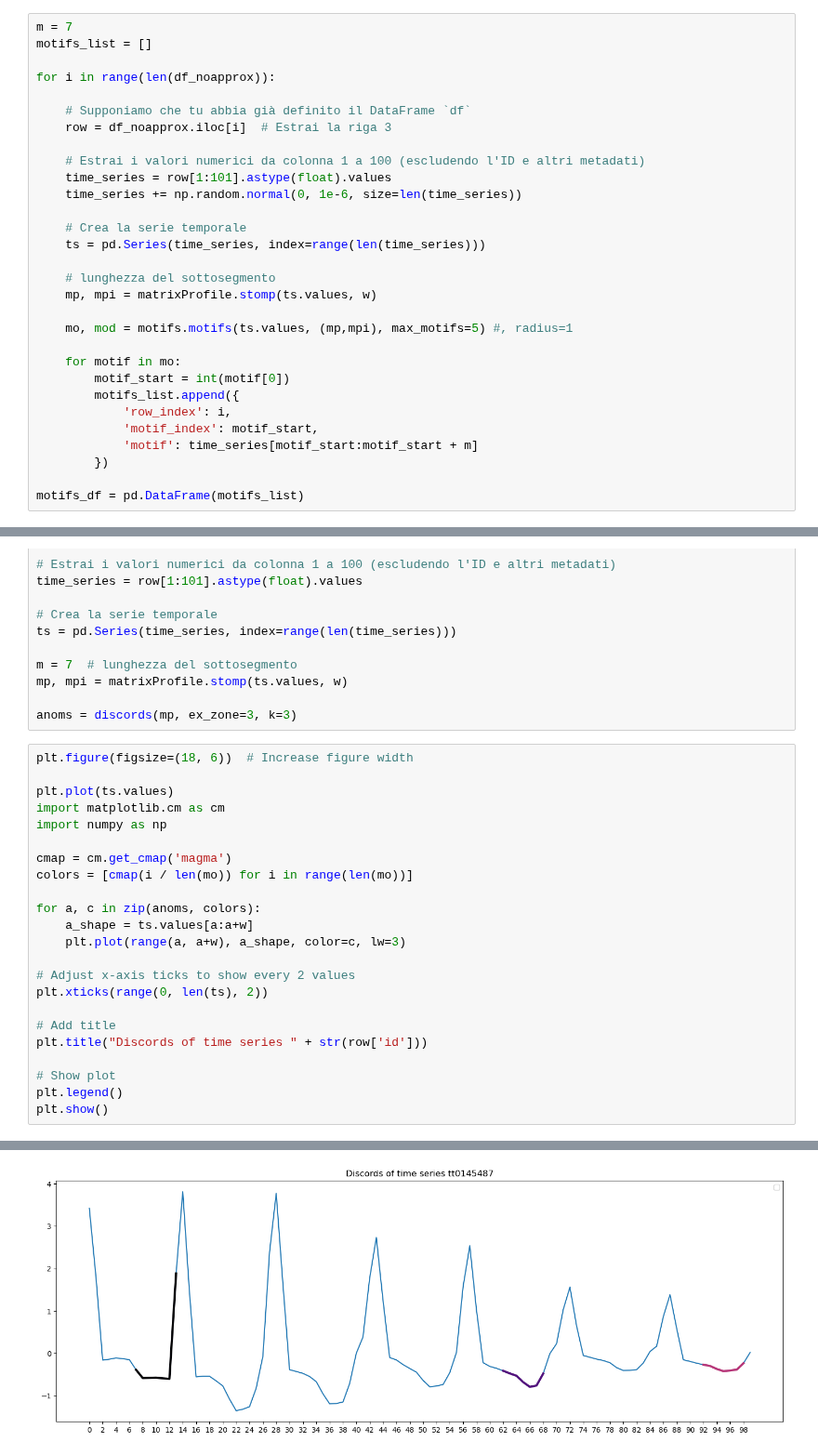
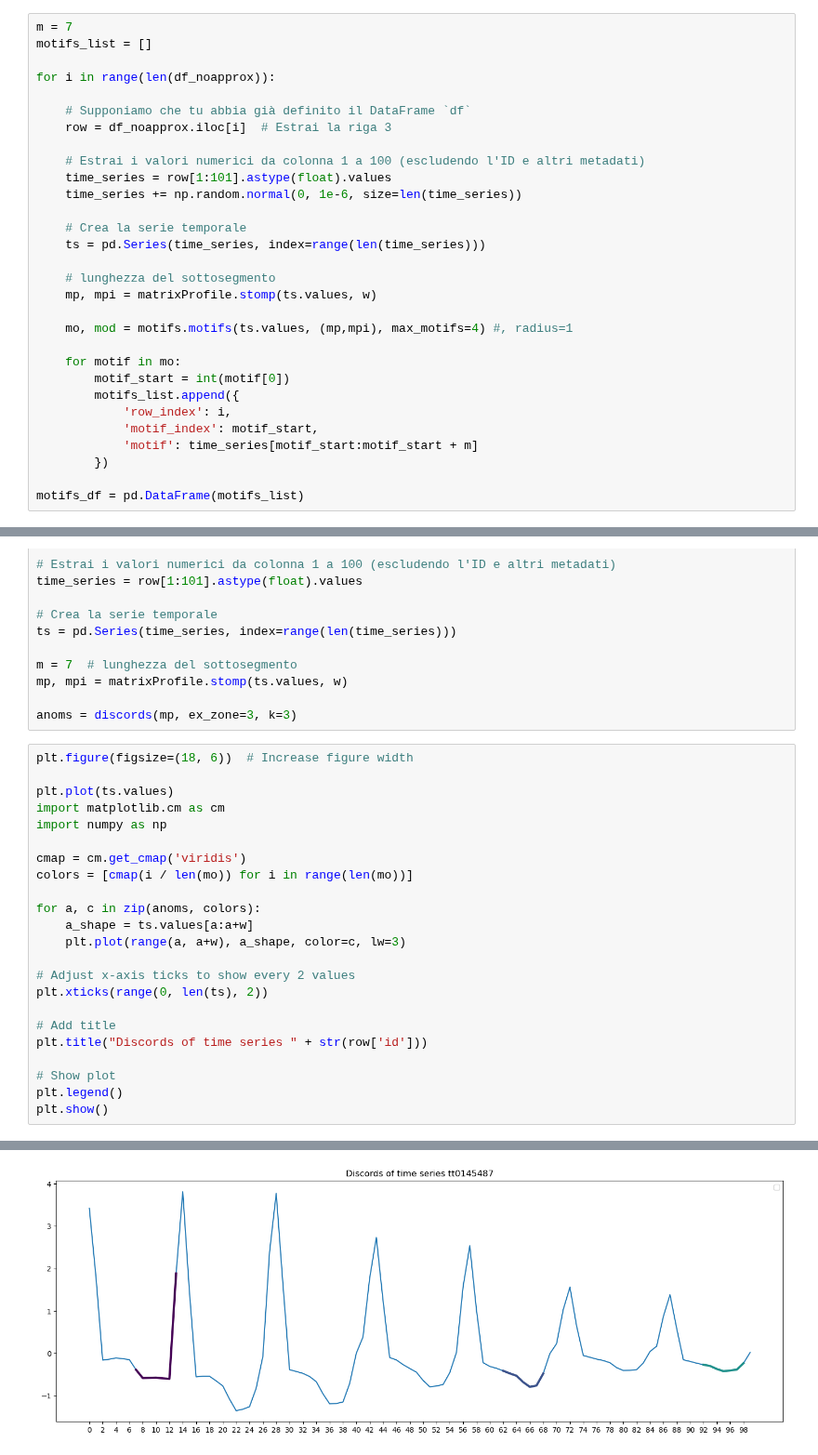
Before and after one commit to luigiascio/Data-Mining-2, a Jupyter notebook: time_series/TS_motifs_discord - Copia.ipynb, the cells around one changed output, grey strips where cells are left out. Shown at 93% size. Drawn from its saved outputs; the diff is of its cells as text.

```diff
--- a/time_series/TS_motifs_discord - Copia.ipynb
+++ b/time_series/TS_motifs_discord - Copia.ipynb
@@ -144,7 +144,7 @@ for i in range(len(df_noapprox)):
     # lunghezza del sottosegmento
     mp, mpi = matrixProfile.stomp(ts.values, w)
 
-    mo, mod = motifs.motifs(ts.values, (mp,mpi), max_motifs=5) #, radius=1
+    mo, mod = motifs.motifs(ts.values, (mp,mpi), max_motifs=4) #, radius=1
 
     for motif in mo:
         motif_start = int(motif[0])
@@ -368,26 +368,26 @@ anoms = discords(mp, ex_zone=3, k=3)
 # %%
 plt.figure(figsize=(18, 6))  # Increase figure width
 
 plt.plot(ts.values)
 import matplotlib.cm as cm
 import numpy as np
 
-cmap = cm.get_cmap('magma')
+cmap = cm.get_cmap('viridis')
 colors = [cmap(i / len(mo)) for i in range(len(mo))]
 
 for a, c in zip(anoms, colors):
     a_shape = ts.values[a:a+w]
     plt.plot(range(a, a+w), a_shape, color=c, lw=3)
 
 # Adjust x-axis ticks to show every 2 values
 plt.xticks(range(0, len(ts), 2))
 
 # Add title
 plt.title("Discords of time series " + str(row['id']))
 
 # Show plot
 plt.legend()
 plt.show()
 # %% [output]
 No artists with labels found to put in legend.  Note that artists whose label start with an underscore are ignored when legend() is called with no argument.
-[figure, old version]
+[figure, new version]
```
Also changed, not shown: parts of 4 cells of this notebook, 1 other file.
